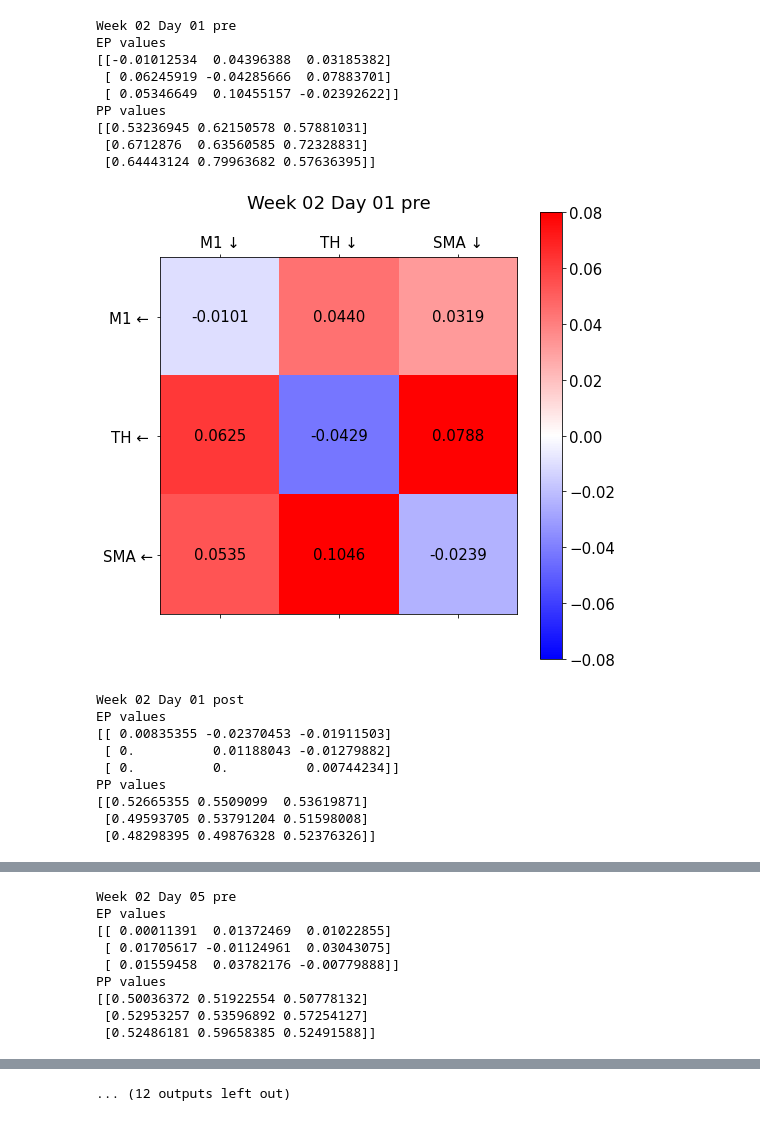
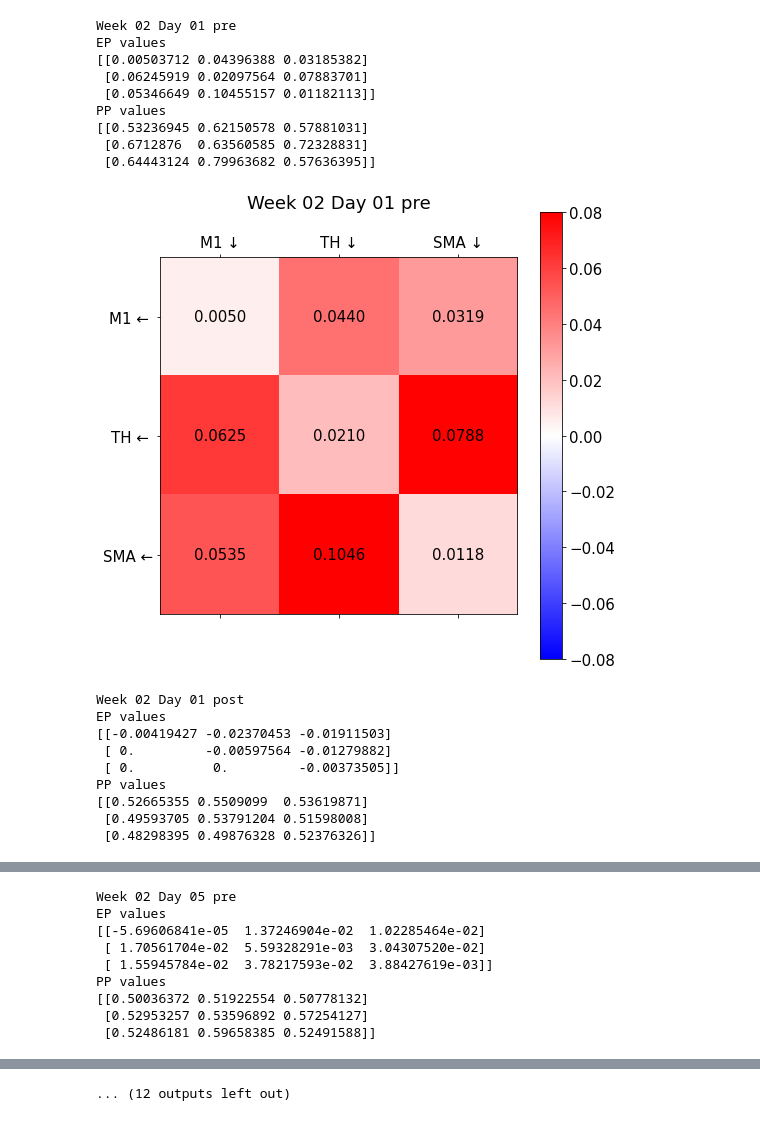
Before and after one commit to davide-aloi/raindrop_analyses_fmri_eeg, a Jupyter notebook: fmri/DCM/dcm_results_plot.ipynb, the cells around one changed output, grey strips where cells are left out. Saved outputs shown, nothing was run; the diff lists cells and outputs as text; code cells hidden in the pictures.

```diff
--- a/fmri/DCM/dcm_results_plot.ipynb
+++ b/fmri/DCM/dcm_results_plot.ipynb
@@ -13,9 +13,9 @@ DCM_results = scipy.io.loadmat(path_DCM)
 ## Parameters
 # posterior probability threshold used
 PP_threshold = 0.5
-# function to convert diagnoal values to Hz
 
-funcHz = lambda x: -0.5*(np.exp(x)) if x != 0 else 0
+# function to convert diagnoal values to Hz and recenter on 0
+funcHz = lambda x: -0.5*(np.exp(x))+0.5 if x != 0 else 0
 
 # Matrix plot xticklabels / yticklabels
 labelsUp = ['M1 ↓', 'TH ↓', 'SMA ↓']
@@ -44,6 +44,12 @@ for i in range(0, 12):
     # PP values session i
     this_PP_values = DCM_results['GCM'][i][0]['Pp'][0][0][0][0][0]
 
+
+    # Converting EP diagnoal to HZ
+    for x in range(0,3):
+        this_EP_values[x,x] = funcHz(this_EP_values[x, x])
+
+
     # Applying threshold to remove EP vlaues where PP < PP_threshold
     this_EP_values = np.where(this_PP_values > PP_threshold, this_EP_values, 0)
     print('EP values')
@@ -51,44 +57,44 @@ for i in range(0, 12):
     print('PP values')
     print(this_PP_values)
 
-    # PLOT thresholded EP values
+    ## PLOT thresholded EP values
     plt.rcParams.update({'font.size': 15})
     plt.rcParams["figure.figsize"] = (8,8)
 
     from nilearn.plotting.cm import _cmap_d as nilearn_cmaps
     cm =  nilearn_cmaps['bwr'] #or plasma, coolwarm. cold_white_hot, bwr
     plt.matshow(this_EP_values, cmap = cm)
     plt.title(sessions[i] + '\n')
     c = plt.colorbar()
     plt.clim(-0.08, 0.08)
     for (i, j), z in np.ndenumerate(this_EP_values):
         if z != 0:
             plt.text(j, i, '{:0.4f}'.format(z), ha='center', va='center')
     plt.xticks([0,1,2], labelsUp)
 
     plt.yticks([0,1,2], labelsLeft)
     plt.show()
     from random import random
 
-    plt.savefig(title+'.png',dpi = 300)
+    plt.savefig(title + '.png', dpi = 300)
 
     plt.close()
 # %% [output]
 Week 02 Day 01 pre
 EP values
-[[-0.01012534  0.04396388  0.03185382]
- [ 0.06245919 -0.04285666  0.07883701]
- [ 0.05346649  0.10455157 -0.02392622]]
+[[0.00503712 0.04396388 0.03185382]
+ [0.06245919 0.02097564 0.07883701]
+ [0.05346649 0.10455157 0.01182113]]
 PP values
 [[0.53236945 0.62150578 0.57881031]
  [0.6712876  0.63560585 0.72328831]
  [0.64443124 0.79963682 0.57636395]]
-[figure, old version]
+[figure, new version]
 Week 02 Day 01 post
 EP values
-[[ 0.00835355 -0.02370453 -0.01911503]
- [ 0.          0.01188043 -0.01279882]
- [ 0.          0.          0.00744234]]
+[[-0.00419427 -0.02370453 -0.01911503]
+ [ 0.         -0.00597564 -0.01279882]
+ [ 0.          0.         -0.00373505]]
 PP values
 [[0.52665355 0.5509099  0.53619871]
  [0.49593705 0.53791204 0.51598008]
@@ -97,8 +103,8 @@ PP values
 Week 02 Day 05 pre
 EP values
-[[ 0.00011391  0.01372469  0.01022855]
- [ 0.01705617 -0.01124961  0.03043075]
- [ 0.01559458  0.03782176 -0.00779888]]
+[[-5.69606841e-05  1.37246904e-02  1.02285464e-02]
+ [ 1.70561704e-02  5.59328291e-03  3.04307520e-02]
+ [ 1.55945784e-02  3.78217593e-02  3.88427619e-03]]
 PP values
 [[0.50036372 0.51922554 0.50778132]
  [0.52953257 0.53596892 0.57254127]
```
Also changed, not shown: parts of 1 cell of this notebook.
